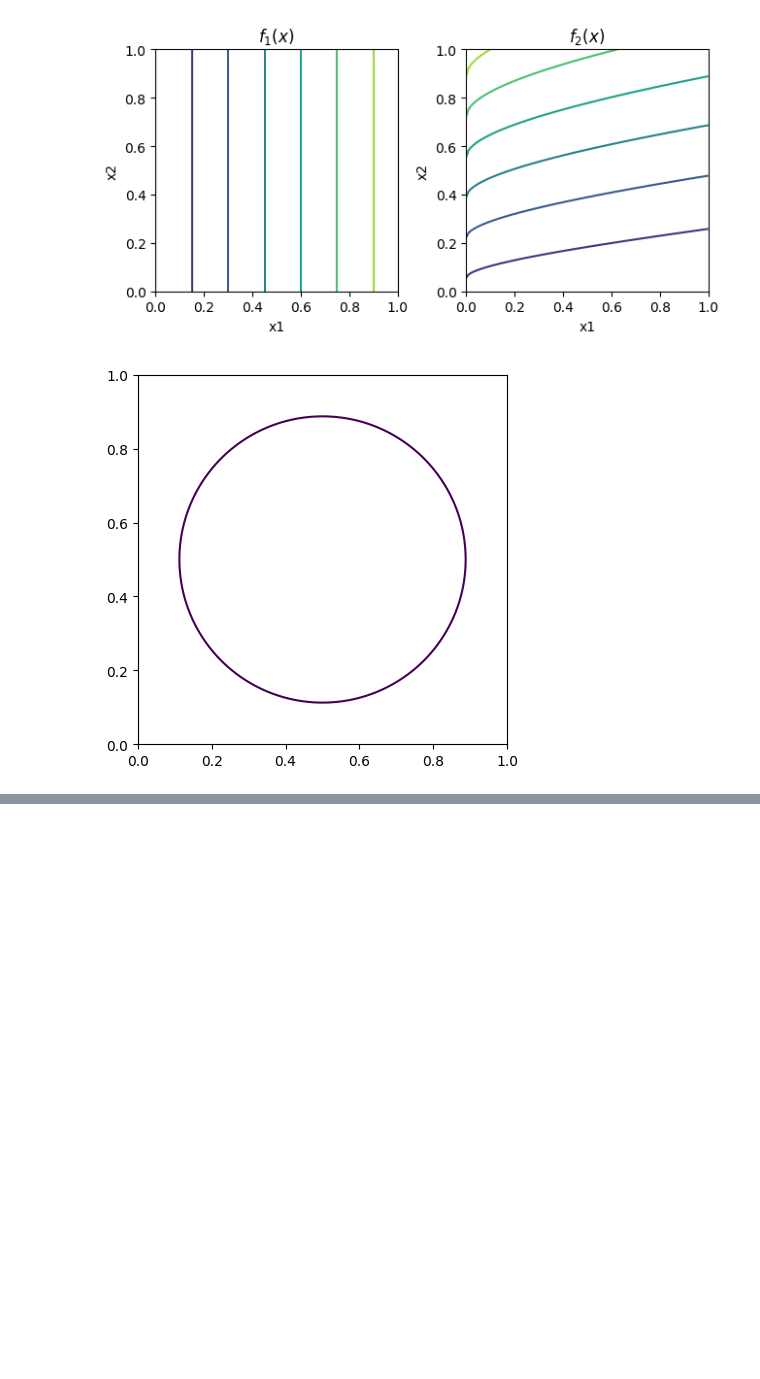
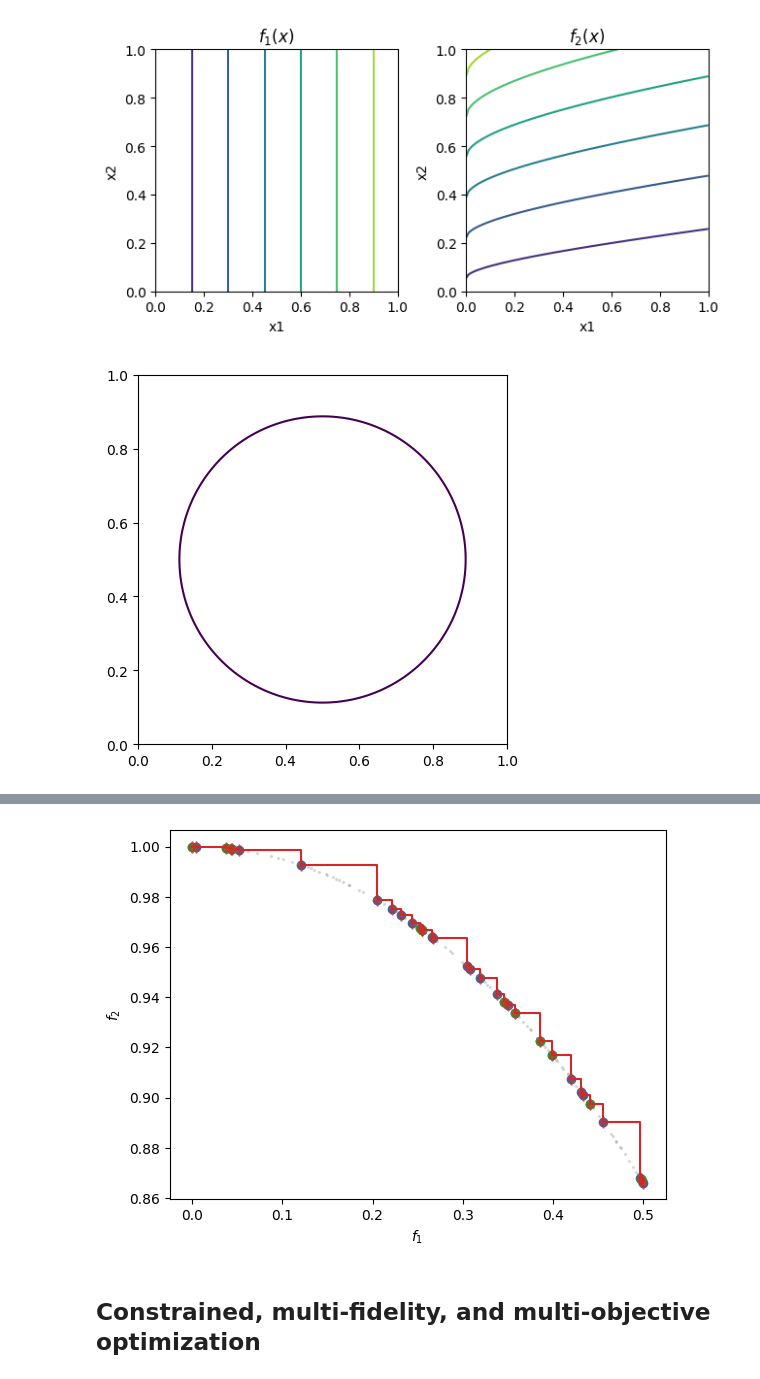
Before and after one commit to SMTorg/smt-optim, a Jupyter notebook: examples/multi_obj.ipynb, the cells around one changed output, grey strips where cells are left out. Drawn from its saved outputs; the diff is of its cells as text; code cells hidden in the pictures; blank space fills up the shorter version.

```diff
--- a/examples/multi_obj.ipynb
+++ b/examples/multi_obj.ipynb
@@ -179,0 +155,3 @@ plt.show()
+# %%
+problem = get_problem("DTLZ5")
+problem.set_dim(2)
@@ -179,0 +198,2 @@ plt.show()
+# %%
+state = driver.optimize()
@@ -179,0 +218,48 @@ plt.show()
+# %%
+
+# ======= Optimization Pareto Front =======
+# dataset = driver.dataset
+data = driver.state.dataset.export_as_dict()
+obj = data["obj"]
+rscv = data["rscv"]
+obj = obj[rscv <= 1e-4, :]
+# obj_par = get_pareto_front(obj)
+
+pareto_front = get_pf_from_dataset(state.dataset)
+
+# ======= Solution Pareto Front =======
+pymoo_prob = PymooWrapper(problem)
+
+algorithm = NSGA2(pop_size=100, seed=1)
+res = minimize(pymoo_prob, algorithm, ("n_gen", 30), seed=1)
+
+
+
+# ======= Plot optimization and solution pareto front =======
+fig, ax = plt.subplots()
+
+ax.scatter(obj[:, 0], obj[:, 1])
+ax.scatter(obj[:nt_init, 0], obj[:nt_init, 1], color="C2")
+
+sorted_idx = np.argsort(pareto_front[:, 0])
+pareto_front = pareto_front[sorted_idx, :]
+
+# PF obtained through optimization
+ax.step(pareto_front[:, 0], pareto_front[:, 1], where="post", color="C3", zorder=20)
+ax.scatter(pareto_front[:, 0], pareto_front[:, 1], marker="d", color="C3", alpha=0.5)
+
+# Solution PF
+# ax.scatter(F1, F2, 2, color="C7", alpha=0.2, zorder=10)
+ax.scatter(res.F[:, 0], res.F[:, 1], 2, color="C7", alpha=0.2, zorder=10)
+
+ax.set_xlabel(r"$f_1$")
+ax.set_ylabel(r"$f_2$")
+
+# ax.set_xlim((-0.1, 1.1))
+# ax.set_ylim((-0.1, 1.1))
+
+plt.show()
+# %% [output]
+[figure, added]
+# %% [markdown]
+## Constrained, multi-fidelity, and multi-objective optimization
```
Also changed, not shown: parts of 8 cells of this notebook, 9 other files.
